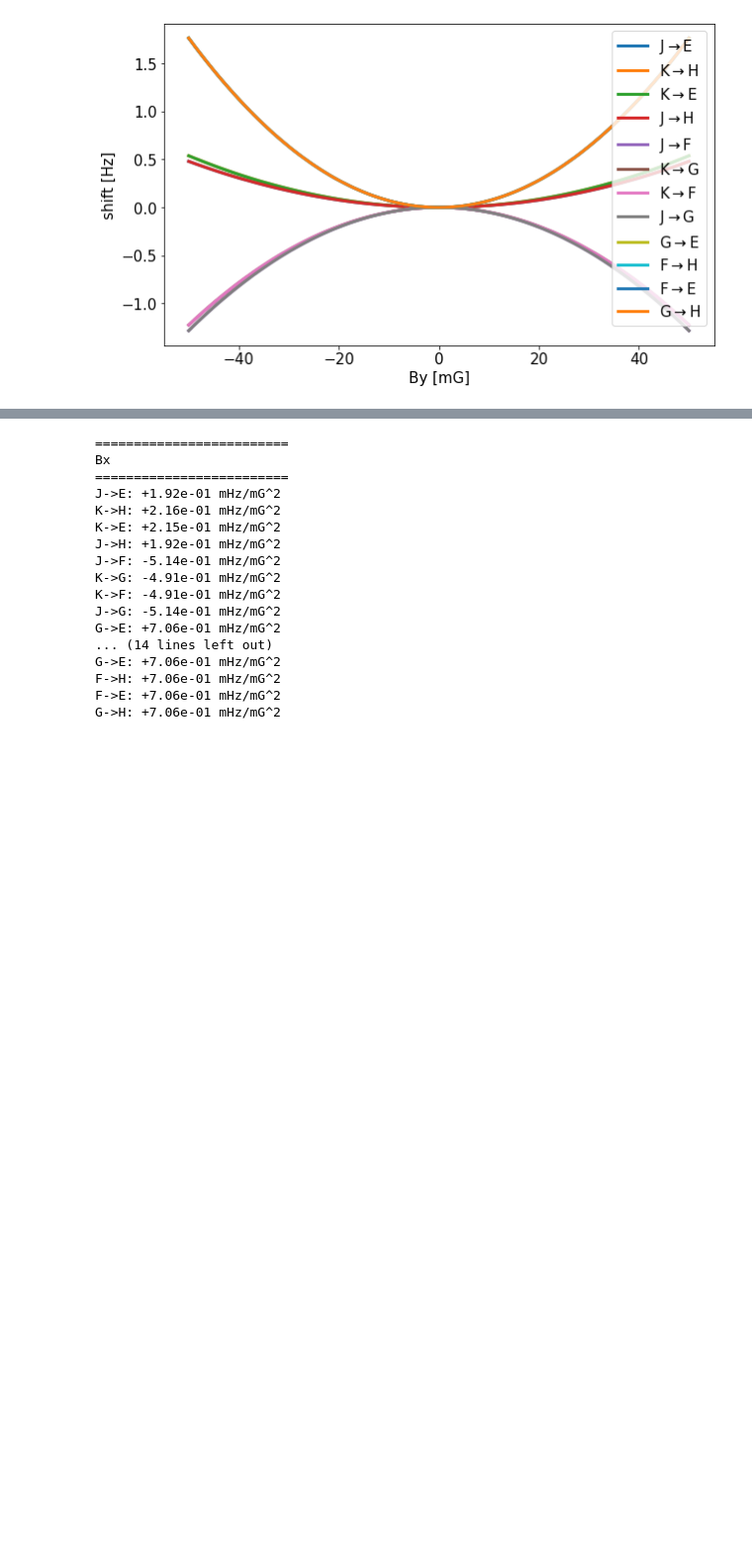
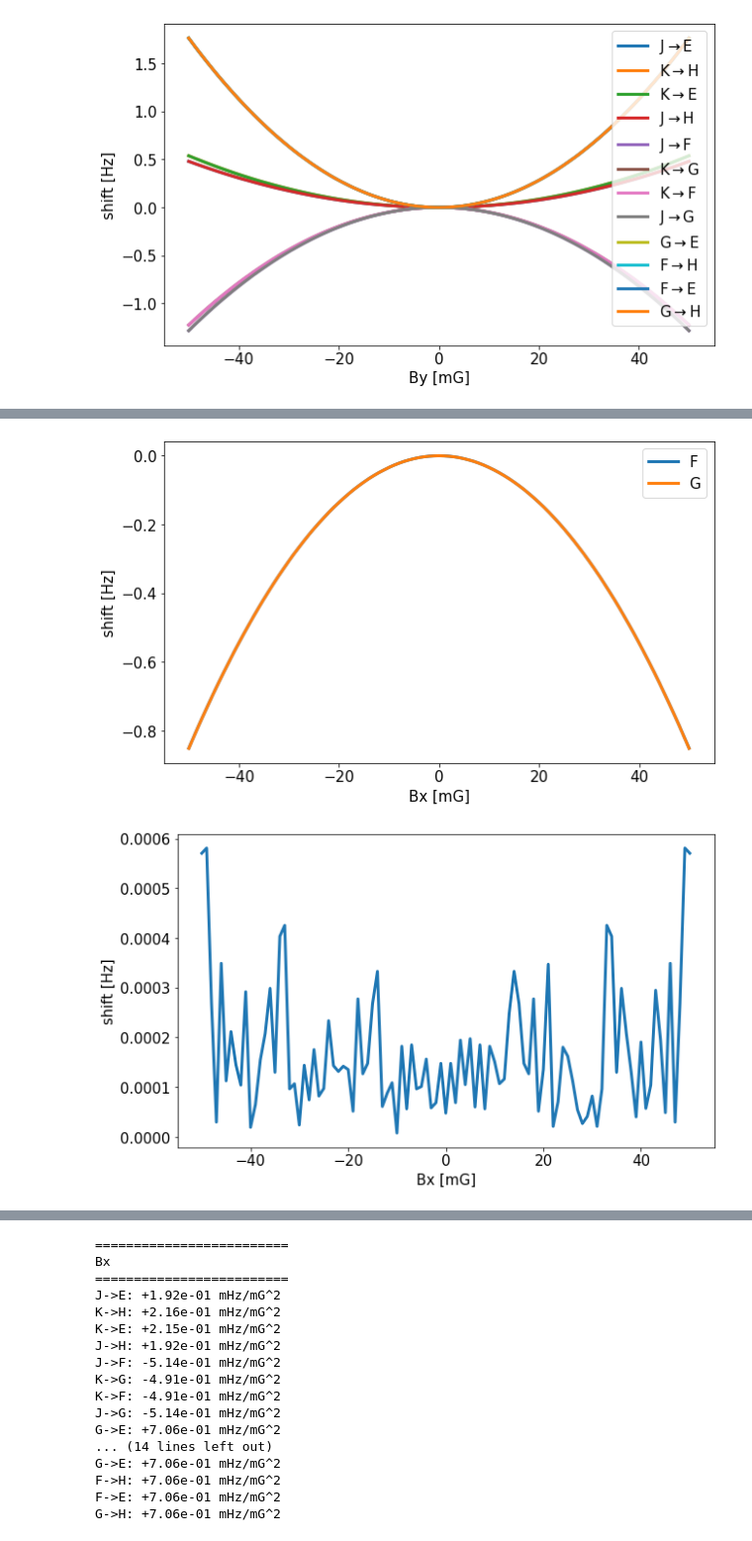
Before and after one commit to ograsdijk/CeNTREX-notebooks, a Jupyter notebook: TlF papers/Verify Table Transitions Prospectus Jakob.ipynb, the cells around one changed output, grey strips where cells are left out. Shown at 99% size. Saved outputs shown, nothing was run; the diff lists cells and outputs as text; code cells hidden in the pictures; blank space fills up the shorter version.

```diff
--- a/TlF papers/Verify Table Transitions Prospectus Jakob.ipynb
+++ b/TlF papers/Verify Table Transitions Prospectus Jakob.ipynb
@@ -392,0 +411,18 @@ for B, data in results.items():
+# %%
+s1, s2 = 'F', 'G'
+fig, ax = plt.subplots(figsize = (10,6))
+ax.plot(Bx*1e3, spectra['Bx'][0][:,states_idx[s1]] - spectra['Bx'][0][len(Bx)//2,states_idx[s1]], lw = 3, label = s1)
+ax.plot(Bx*1e3, spectra['Bx'][0][:,states_idx[s2]] - spectra['Bx'][0][len(Bx)//2,states_idx[s2]], lw = 3, label = s2)
+ax.set_xlabel(f'Bx [mG]')
+ax.set_ylabel(f'shift [Hz]')
+ax.legend(fontsize = 15)
+set_fontsize(ax, 15)
+
+fig, ax = plt.subplots(figsize = (10,6))
+ax.plot(Bx*1e3, spectra['Bx'][0][:,states_idx[s1]] - spectra['Bx'][0][:,states_idx[s2]], lw = 3)
+ax.set_xlabel(f'Bx [mG]')
+ax.set_ylabel(f'shift [Hz]')
+set_fontsize(ax, 15)
+# %% [output]
+[figure, added]
+[figure, added]
```
Also changed, not shown: parts of 23 cells of this notebook, 2 other files.
